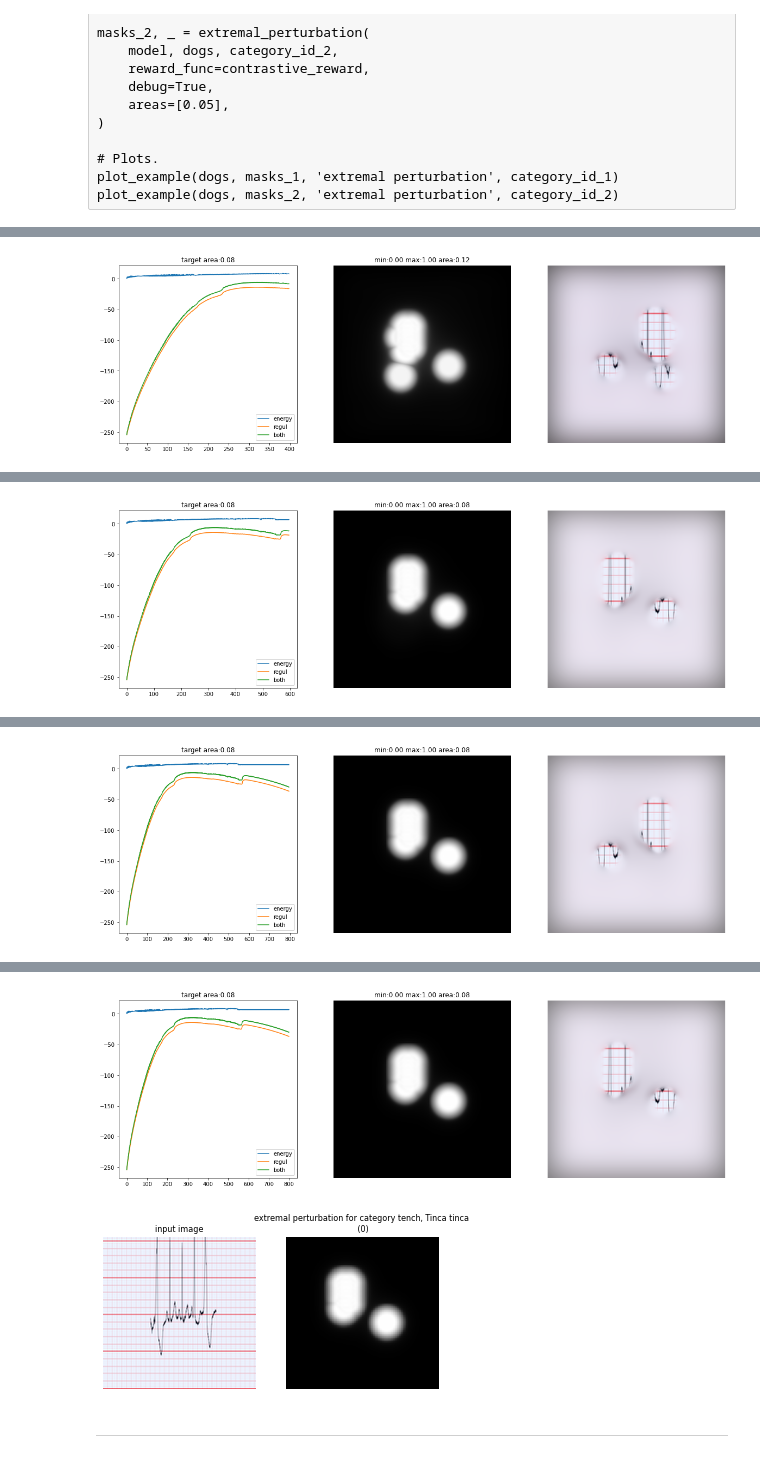
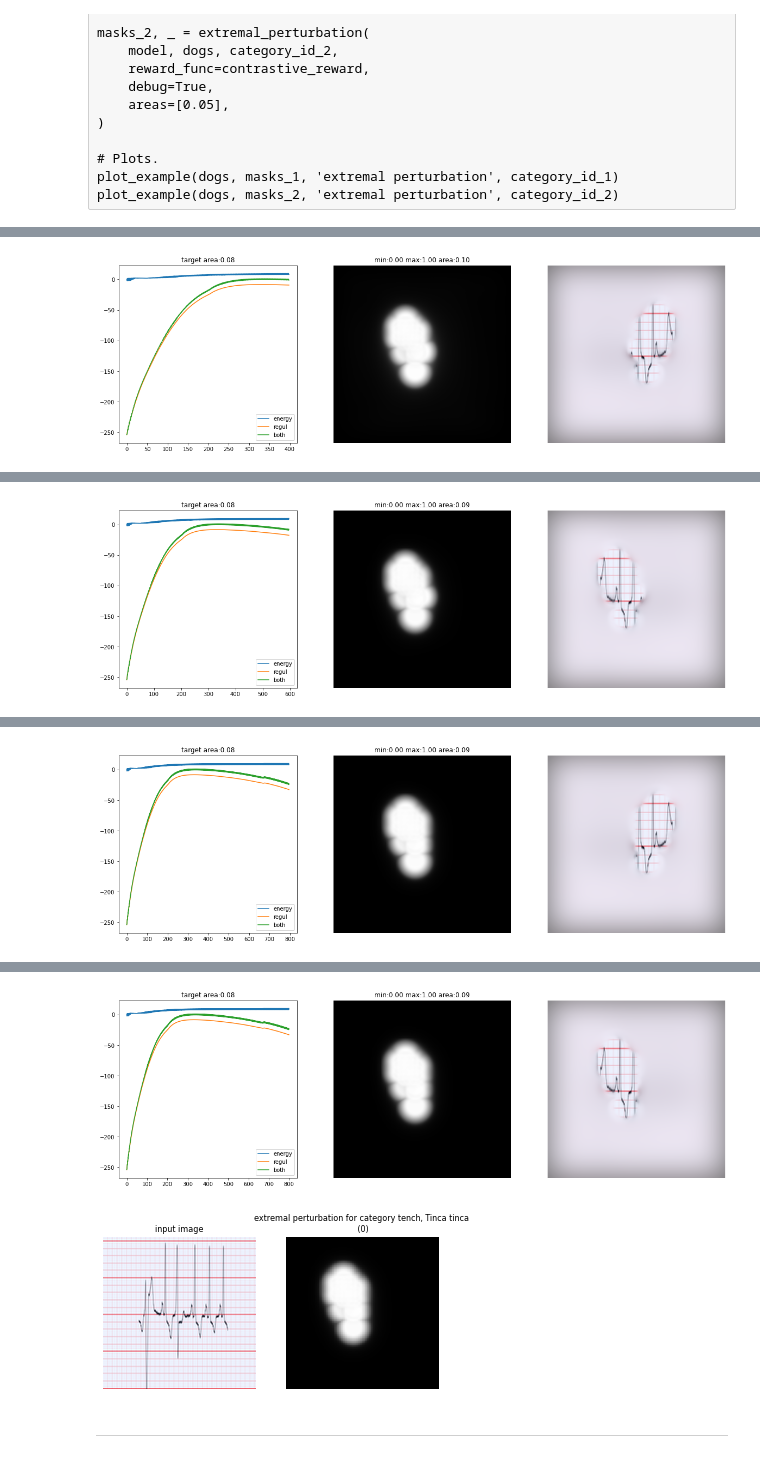
Before and after one commit to ruivarandas/DSLproject, a Jupyter notebook: notebooks/testing_and_interpret.ipynb, the cells around one changed output, grey strips where cells are left out. Drawn from its saved outputs; the diff is of its cells as text; code cells hidden in the pictures.

```diff
--- a/notebooks/testing_and_interpret.ipynb
+++ b/notebooks/testing_and_interpret.ipynb
@@ -278,7 +278,7 @@ plot_example(dogs, masks_1, 'extremal perturbation', category_id_1)
 plot_example(dogs, masks_2, 'extremal perturbation', category_id_2)
 # %%
 # Extremal perturbation backprop.
-index = 3
+index = 1
 masks_1, _ = extremal_perturbation(
     model, x[index].unsqueeze(0), labels[index].int().item(),
     reward_func=contrastive_reward,
@@ -311 +311 @@ extremal_perturbation:
-[figure, old version]
+[figure, new version]
@@ -313 +313 @@ extremal_perturbation:
-[figure, old version]
+[figure, new version]
@@ -315 +315 @@ extremal_perturbation:
-[figure, old version]
+[figure, new version]
@@ -317,5 +317,5 @@ extremal_perturbation:
-[figure, old version]
+[figure, new version]
-[figure, old version]
+[figure, new version]
 # %% [markdown]
 ----------------------------------------------------
 # %% [markdown]
```
Also changed, not shown: parts of 20 cells of this notebook.
